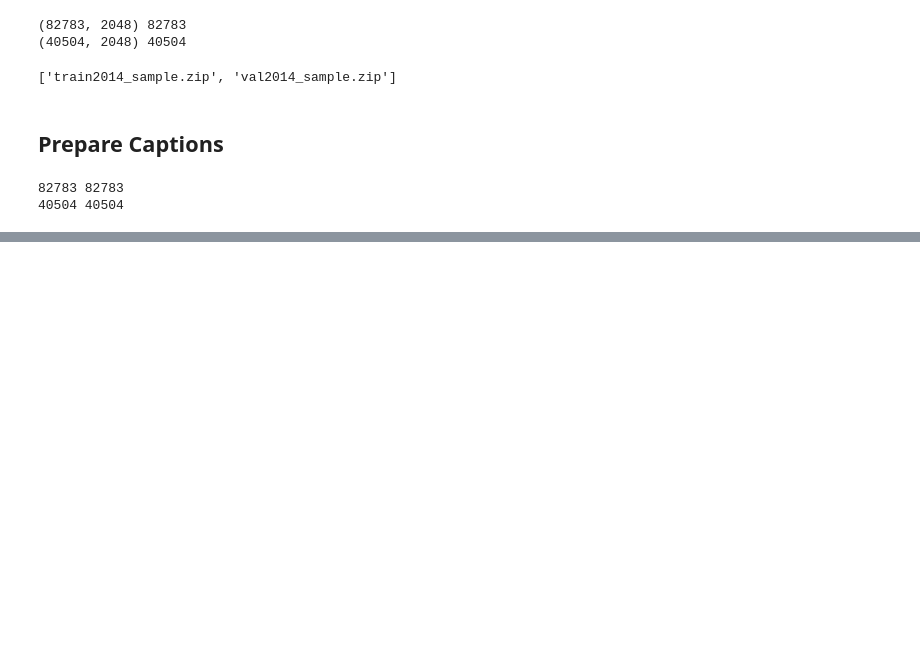
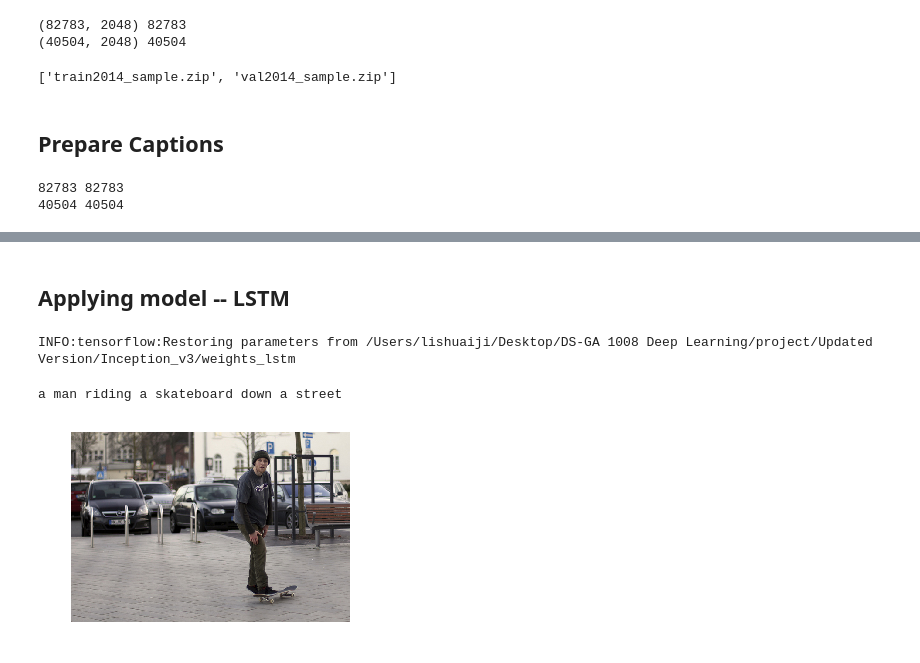
Before and after one commit to allenlsj/spdl18, a Jupyter notebook: Inception_v3/Inception_V3.ipynb, the cells around one changed output, grey strips where cells are left out. Saved outputs shown, nothing was run; the diff lists cells and outputs as text; code cells hidden in the pictures; blank space fills up the shorter version.

Commit message:
V3: model, results

```diff
--- a/Inception_v3/Inception_V3.ipynb
+++ b/Inception_v3/Inception_V3.ipynb
@@ -130,0 +287,78 @@ def batch_captions_to_matrix(batch_captions, pad_idx, max_len=None):
+# %% [markdown]
+## Applying model -- LSTM
+# %%
+class final_model:
+    # CNN encoder
+    encoder, preprocess_for_model = get_cnn_encoder()
+    saver.restore(s, os.path.abspath("weights_lstm"))
+
+    # containers for current lstm states
+    lstm_c = tf.Variable(tf.zeros([1, LSTM_UNITS]), name="cell")
+    lstm_h = tf.Variable(tf.zeros([1, LSTM_UNITS]), name="hidden")
+
+    # input images
+    input_images = tf.placeholder('float32', [1, IMG_SIZE, IMG_SIZE, 3], name='images')
+    img_embeds = encoder(input_images)
+
+    # initialize lstm state conditioned on image
+    init_c = init_h = decoder.img_embed_bottleneck_to_h0(decoder.img_embed_to_bottleneck(img_embeds))
+    init_lstm = tf.assign(lstm_c, init_c), tf.assign(lstm_h, init_h)
+
+    current_word = tf.placeholder('int32', [1], name='current_input')
+    word_embed = decoder.word_embed(current_word)
+
+    new_c, new_h = decoder.lstm(word_embed, tf.nn.rnn_cell.LSTMStateTuple(lstm_c, lstm_h))[1]
+    new_logits = decoder.token_logits(decoder.token_logits_bottleneck(new_h))
+    new_probs = tf.nn.softmax(new_logits)
+
+    # outputs probabilities of next token and updates lstm hidden state
+    one_step = new_probs, tf.assign(lstm_c, new_c), tf.assign(lstm_h, new_h)
+# %% [output]
+INFO:tensorflow:Restoring parameters from /Users/lishuaiji/Desktop/DS-GA 1008 Deep Learning/project/Updated Version/Inception_v3/weights_lstm
+# %%
+#if sample=True, we sample next token from the predicted probability distribution
+def generate_caption(image, t=1, sample=False, max_len=20):
+    # condition lstm on the image
+    s.run(final_model.init_lstm,
+          {final_model.input_images: [image]})
+
+    caption = [vocab[START]]
+
+    for _ in range(max_len):
+        next_word_probs = s.run(final_model.one_step,
+                                {final_model.current_word: [caption[-1]]})[0]
+        next_word_probs = next_word_probs.ravel()
+        next_word_probs = next_word_probs**(1/t) / np.sum(next_word_probs**(1/t))
+
+        if sample:
+            next_word = np.random.choice(range(len(vocab)), p=next_word_probs)
+        else:
+            next_word = np.argmax(next_word_probs)
+
+        caption.append(next_word)
+        if next_word == vocab[END]:
+            break
+
+    return list(map(vocab_inverse.get, caption))
+# %%
+def apply_model_to_image_raw_bytes(raw):
+    img = utils.decode_image_from_buf(raw)
+    fig = plt.figure(figsize=(5, 5.5))
+    plt.grid('off')
+    plt.axis('off')
+    plt.imshow(img)
+    img = utils.crop_and_preprocess(img, (IMG_SIZE, IMG_SIZE), final_model.preprocess_for_model)
+    print(' '.join(generate_caption(img)[1:-1]))
+    plt.show()
+
+def show_valid_example(val_img_fns, example_idx=0):
+    zf = zipfile.ZipFile("val2014_sample.zip")
+    all_files = set(val_img_fns)
+    found_files = list(filter(lambda x: x.filename.rsplit("/")[-1] in all_files, zf.filelist))
+    example = found_files[example_idx]
+    apply_model_to_image_raw_bytes(zf.read(example))
+
+show_valid_example(val_img_fns, example_idx=200)
+# %% [output]
+a man riding a skateboard down a street
+[figure, added]
```
Also changed, not shown: parts of 48 cells of this notebook.
